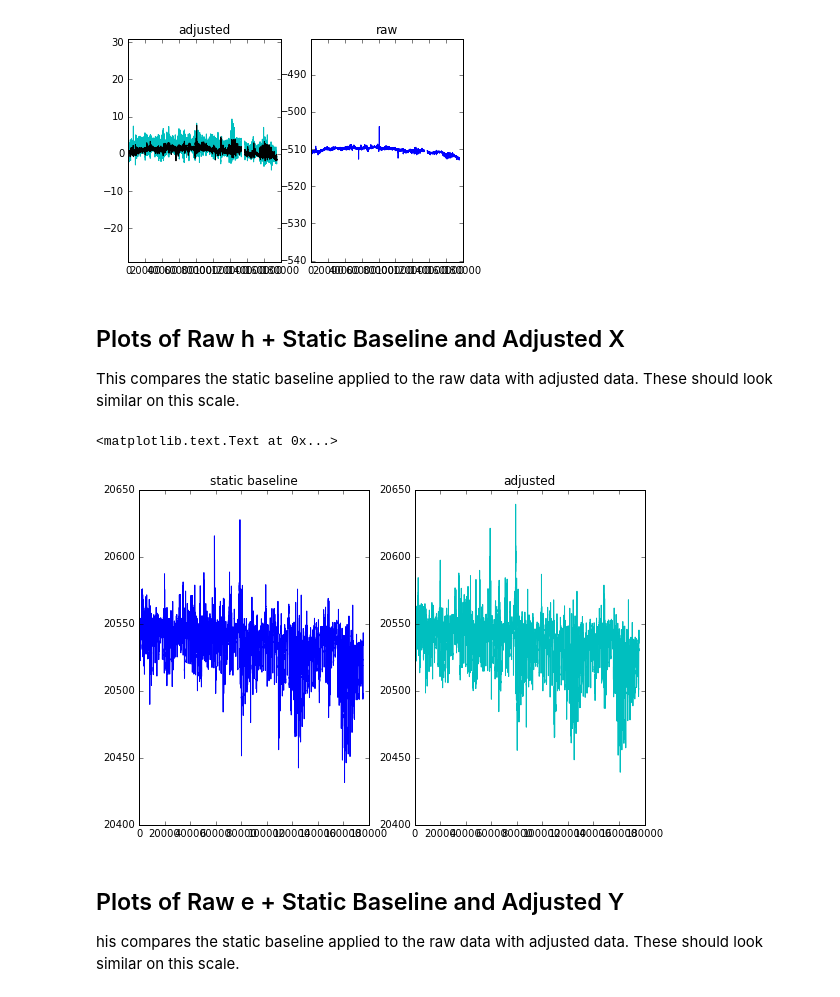
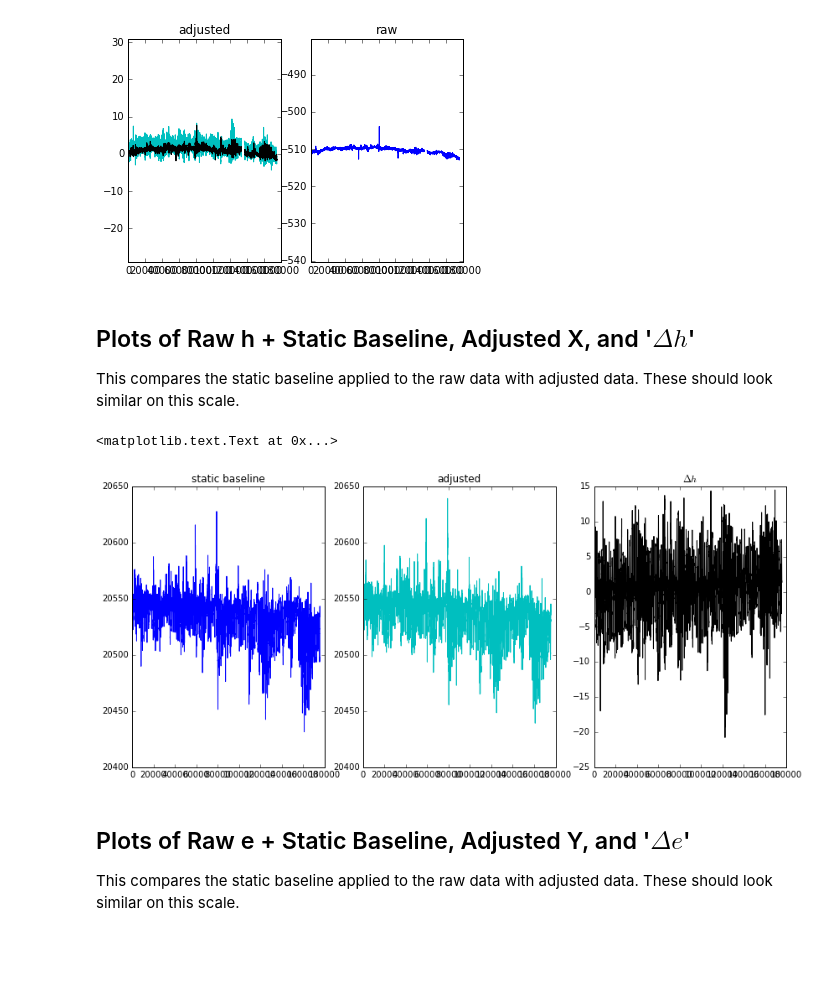
Before and after one commit to usgs/geomag-algorithms, a Jupyter notebook: docs/algorithms/AdjustedPhase1GenerationTool.ipynb, the cells around one changed output. Saved outputs shown, nothing was run; the diff lists cells and outputs as text; code cells hidden in the pictures; blank space fills up the shorter version.

Commit message:
re-added delta h, delta e, delta z

```diff
--- a/docs/algorithms/AdjustedPhase1GenerationTool.ipynb
+++ b/docs/algorithms/AdjustedPhase1GenerationTool.ipynb
@@ -270,25 +270,25 @@ pl.title('raw')
 <matplotlib.text.Text at 0x...>
 [figure]
 # %% [markdown]
-## Plots of Raw h + Static Baseline and Adjusted X
+## Plots of Raw h + Static Baseline, Adjusted X, and '$\Delta h$'
 This compares the static baseline applied to the raw data with adjusted data.  These should look similar on this scale.
 # %%
 pl.figure(figsize=(14,6))
 pl.subplot(1,3,1)
 pl.plot(hezf[0].data + h_pqqm,'b')
 pl.title('static baseline')
 pl.subplot(1,3,2)
 pl.plot(adj[0],'c')
 pl.title('adjusted')
-#pl.subplot(1,3,3)
-#pl.plot(adj[0] - hezf[0].data - h_pqqm,'k')
-#pl.title('$\Delta h$')
+pl.subplot(1,3,3)
+pl.plot(adj[0] - hezf[0].data - h_pqqm,'k')
+pl.title('$\Delta h$')
 # %% [output]
 <matplotlib.text.Text at 0x...>
-[figure, old version]
+[figure, new version]
 # %% [markdown]
-## Plots of Raw e + Static Baseline and Adjusted Y
-his compares the static baseline applied to the raw data with adjusted data.  These should look similar on this scale.
+## Plots of Raw e + Static Baseline, Adjusted Y, and '$\Delta e$'
+This compares the static baseline applied to the raw data with adjusted data.  These should look similar on this scale.
 # %%
 pl.figure(figsize=(14,6))
 pl.subplot(1,3,1)
```
Also changed, not shown: parts of 4 cells of this notebook.
